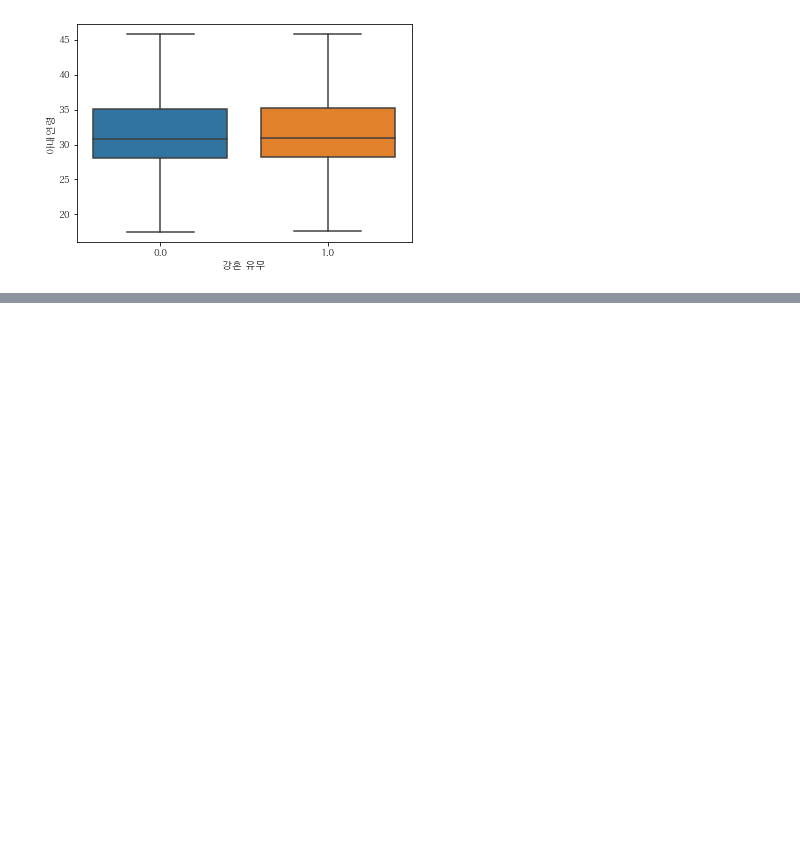
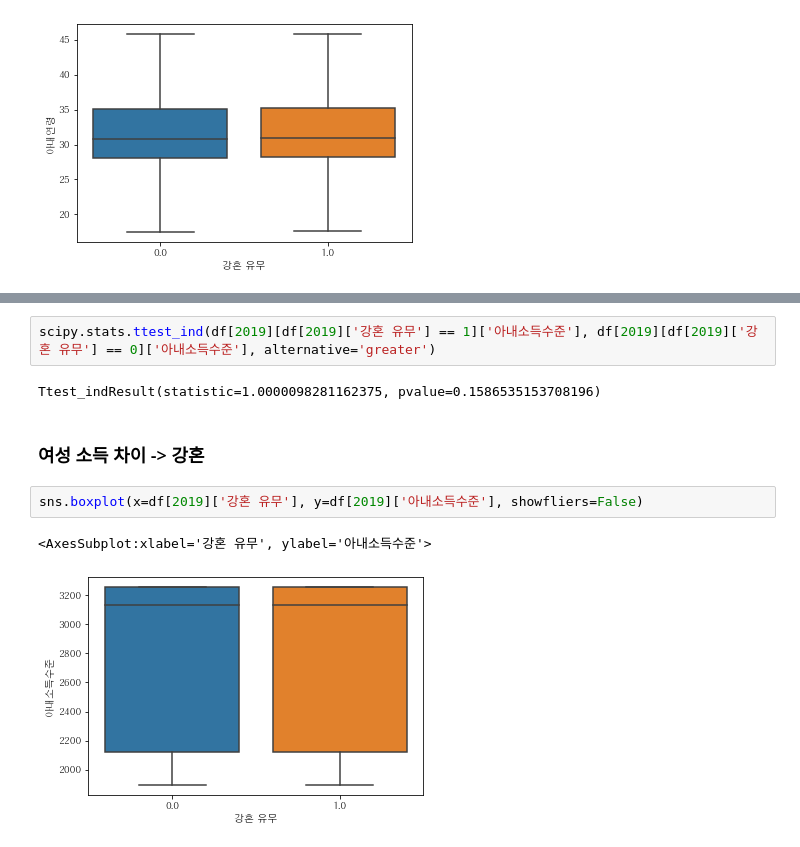
Before and after one commit to ohMinyoung22/science_project, a Jupyter notebook: eda/older_marriage.ipynb, the cells around one changed output, grey strips where cells are left out. Cells and saved outputs as stored; diff of their text form; blank space fills up the shorter version.

```diff
--- a/eda/older_marriage.ipynb
+++ b/eda/older_marriage.ipynb
@@ -183,0 +234,11 @@ sns.boxplot(x=df[2019]['강혼 유무'], y=df[2019]['아내연령'], showfliers=
+# %%
+scipy.stats.ttest_ind(df[2019][df[2019]['강혼 유무'] == 1]['아내소득수준'], df[2019][df[2019]['강혼 유무'] == 0]['아내소득수준'], alternative='greater')
+# %% [output]
+Ttest_indResult(statistic=1.0000098281162375, pvalue=0.1586535153708196)
+# %% [markdown]
+### 여성 소득 차이 -> 강혼
+# %%
+sns.boxplot(x=df[2019]['강혼 유무'], y=df[2019]['아내소득수준'], showfliers=False)
+# %% [output]
+<AxesSubplot:xlabel='강혼 유무', ylabel='아내소득수준'>
+[figure, added]
```
Also changed, not shown: parts of 14 cells of this notebook.
